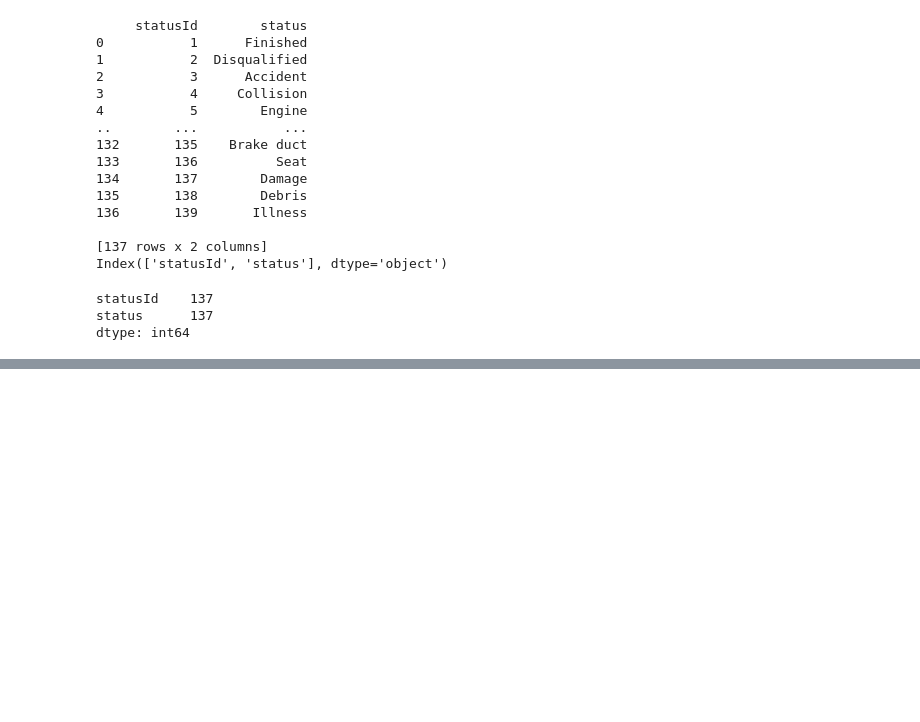
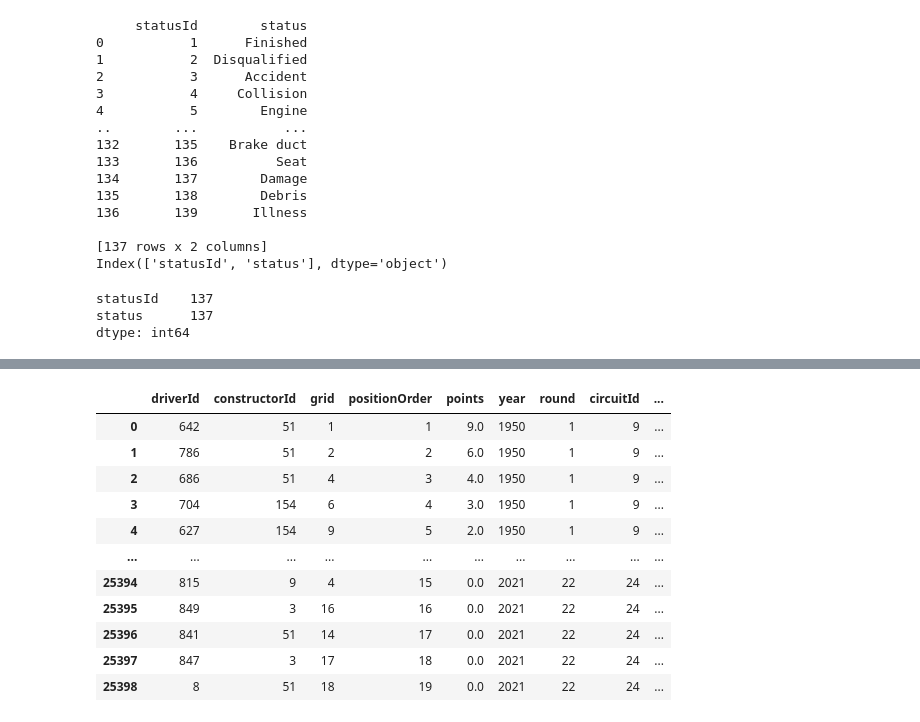
Before and after one commit to giorgio-angelo-esposito/F1WP, a Jupyter notebook: F1WP.ipynb, the cells around one changed output, grey strips where cells are left out. Saved outputs shown, nothing was run; the diff lists cells and outputs as text; code cells hidden in the pictures; blank space fills up the shorter version.

```diff
--- a/F1WP.ipynb
+++ b/F1WP.ipynb
@@ -1121,0 +1182,81 @@ dtype: int64
+# %%
+def calcola_numero_vincitori_dalla_pole(dataframe,driver):
+  df = dataframe[dataframe['driverId'] == driver]
+  for circuit in df['circuitId'].unique():
+    x = ((df['circuitId'] == circuit) & (df['grid'] == 1) & (df['positionOrder'] == 1)).cumsum()
+    dataframe.loc[(dataframe['driverId'] == driver) & (dataframe['circuitId'] == circuit),'vincitori_dalla_pole'] = x
+
+  return dataframe
+# %%
+def calcola_numero_vincitori_NON_dalla_pole(dataframe,driver):
+  df = dataframe[dataframe['driverId'] == driver]
+  for circuit in df['circuitId'].unique():
+    x = ((df['circuitId'] == circuit) & (df['grid'] != 1) & (df['positionOrder'] == 1)).cumsum()
+    dataframe.loc[(dataframe['driverId'] == driver) & (dataframe['circuitId'] == circuit),'vincitori_NON_dalla_pole'] = x
+
+  return dataframe
+# %%
+#unione delle tabelle in un unico dataframe
+
+df1 = pd.merge(drivers,driver_standings,on=['driverId'])
+df1.drop(columns=['number','code','forename','surname','dob','nationality','url','driverStandingsId','position','positionText'],inplace = True)
+df1.rename({'points':'punti_campionato_pilota','wins':'vittorie_pilota'},axis = 1,inplace = True)
+df1
+
+df2 = pd.merge(constructors,constructor_standings,on=['constructorId'])
+df2.drop(columns=['name','nationality','url','constructorStandingsId','position','positionText'],inplace = True)
+df2.rename({'points':'punti_campionato_team','wins':'vittorie_team'},axis = 1,inplace = True)
+df2
+
+F1WP = pd.merge(results,drivers, on='driverId')
+F1WP.drop(columns=['number_x','position','positionText','laps','time','milliseconds','fastestLap','rank','fastestLapTime','fastestLapSpeed','number_y','code','forename','surname','dob','nationality','url'],inplace=True)
+F1WP.shape
+
+F1WP = pd.merge(F1WP,constructors,on='constructorId')
+F1WP.drop(columns=['name','nationality','url'],inplace = True)
+F1WP.shape
+
+F1WP = pd.merge(F1WP,races,on='raceId')
+F1WP.drop(columns=['name','date','time','url'],inplace=True)
+F1WP.shape
+
+
+F1WP = pd.merge(F1WP,df1,on=['driverId','raceId'],how = 'left')
+F1WP.drop(columns=['driverRef_x','driverRef_y'],inplace=True)
+F1WP
+
+F1WP = pd.merge(F1WP,df2,on=['constructorId','raceId'],how = 'left')
+F1WP.drop(columns=['constructorRef_x','constructorRef_y'],inplace=True)
+F1WP.fillna(0, inplace=True)
+
+F1WP.sort_values(['year','round','positionOrder'],inplace = True)
+
+F1WP['incidenti_pilota'] = 0 #numero di incidenti che il pilota ha fatto dall'inizio della carriere
+F1WP['incidenti_circuito'] = 0 #numero di incidenti di un pilota sui vari circuiti
+F1WP['vincitori_dalla_pole'] = 0 #numero di vittorie dalla pole del pilota
+F1WP['vincitori_NON_dalla_pole'] = 0 #numero di vittorie non dalla pole del pilota
+
+F1WP = calcola_numero_incidenti_pilota(F1WP) #calcoliamo il numero di incidenti del pilota
+for driver in F1WP['driverId'].unique(): #per ogni pilota:
+  F1WP = calcola_numero_incidenti_circuito(F1WP,driver) #calcoliamo il numero di incidenti sui vari circuiti
+  F1WP = calcola_numero_vincitori_dalla_pole(F1WP,driver) #calcoliamo il numero di vittorie dalla pole per ogni circuito
+  F1WP = calcola_numero_vincitori_NON_dalla_pole(F1WP,driver) #calcoliamo il numero di vittorie NON dalla pole per ogni circuito
+
+F1WP.drop(columns= ['resultId','statusId','raceId'],inplace = True)
+F1WP.reset_index(inplace = True)
+F1WP.drop(columns='index',inplace = True)
+F1WP.to_csv('F1WP.csv',index = False)
+F1WP
+# %% [output]
+|  | driverId | constructorId | grid | positionOrder | points | year | round | circuitId | ... |
+| 0 | 642 | 51 | 1 | 1 | 9.0 | 1950 | 1 | 9 | ... |
+| 1 | 786 | 51 | 2 | 2 | 6.0 | 1950 | 1 | 9 | ... |
+| 2 | 686 | 51 | 4 | 3 | 4.0 | 1950 | 1 | 9 | ... |
+| 3 | 704 | 154 | 6 | 4 | 3.0 | 1950 | 1 | 9 | ... |
+| 4 | 627 | 154 | 9 | 5 | 2.0 | 1950 | 1 | 9 | ... |
+| ... | ... | ... | ... | ... | ... | ... | ... | ... | ... |
+| 25394 | 815 | 9 | 4 | 15 | 0.0 | 2021 | 22 | 24 | ... |
+| 25395 | 849 | 3 | 16 | 16 | 0.0 | 2021 | 22 | 24 | ... |
+| 25396 | 841 | 51 | 14 | 17 | 0.0 | 2021 | 22 | 24 | ... |
+| 25397 | 847 | 3 | 17 | 18 | 0.0 | 2021 | 22 | 24 | ... |
+| 25398 | 8 | 51 | 18 | 19 | 0.0 | 2021 | 22 | 24 | ... |
```
Also changed, not shown: parts of 8 cells of this notebook.
